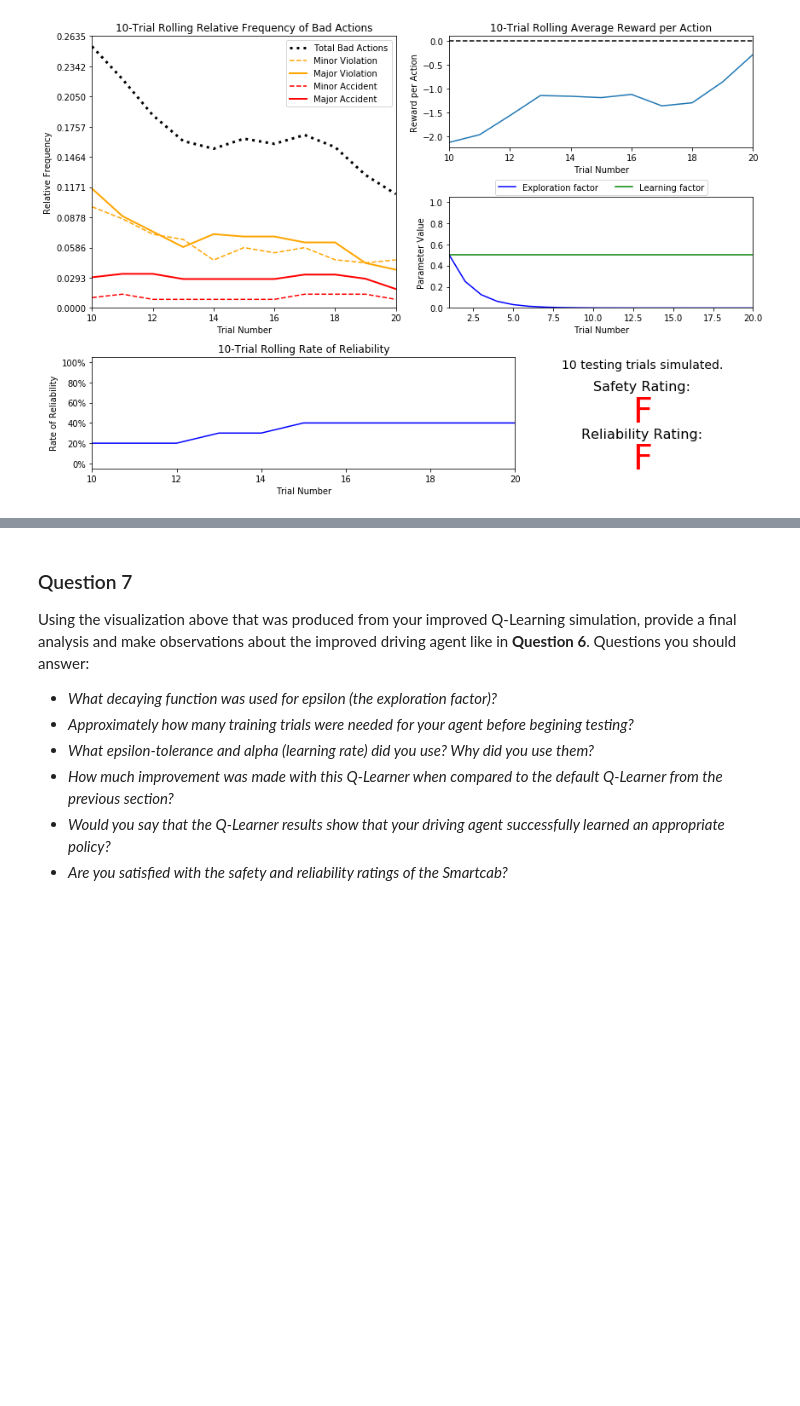
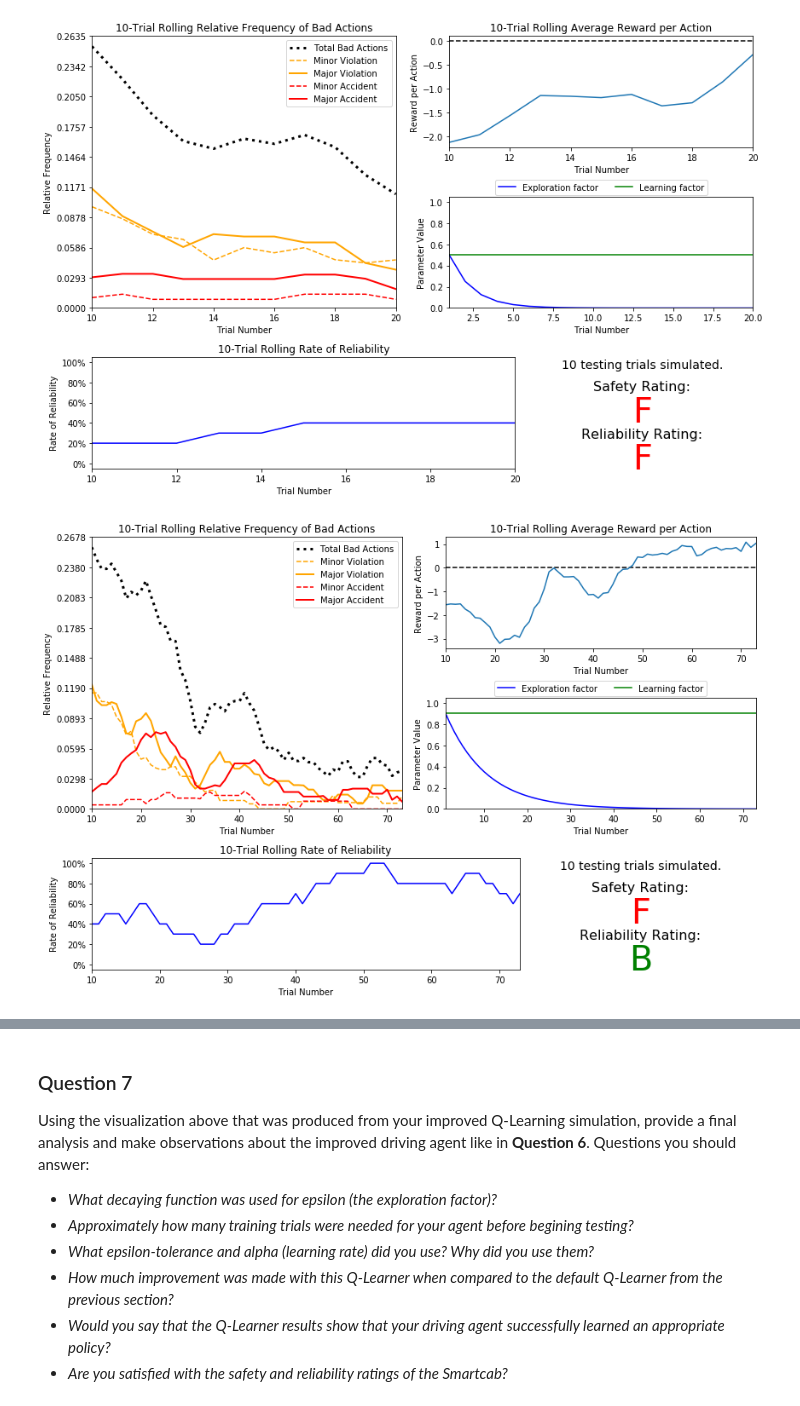
Before and after one commit to MelissaBai/Udacity, a Jupyter notebook: Machine Learning Nanodegree/projects/smartcab/smartcab.ipynb, the cells around one changed output, grey strips where cells are left out. Saved outputs shown, nothing was run; the diff lists cells and outputs as text; code cells hidden in the pictures; blank space fills up the shorter version.

```diff
--- a/Machine Learning Nanodegree/projects/smartcab/smartcab.ipynb
+++ b/Machine Learning Nanodegree/projects/smartcab/smartcab.ipynb
@@ -258,6 +252,12 @@ vs.plot_trials('sim_improved-learning.csv')
 # Decaying Function self.epsilon = self.alpha ** self.t
 # %% [output]
 [figure]
+# %%
+# Load the 'sim_improved-learning' file from the improved Q-Learning simulation
+vs.plot_trials('sim_improved-learning.csv')
+# Decaying Function self.epsilon = self.alpha ** self.t, epsilon = 1, alpha = 0.9
+# %% [output]
+[figure, added]
 # %%
 # Load the 'sim_improved-learning' file from the improved Q-Learning simulation
 vs.plot_trials('sim_improved-learning.csv')
```
Also changed, not shown: parts of 13 cells of this notebook, 4 other files.
